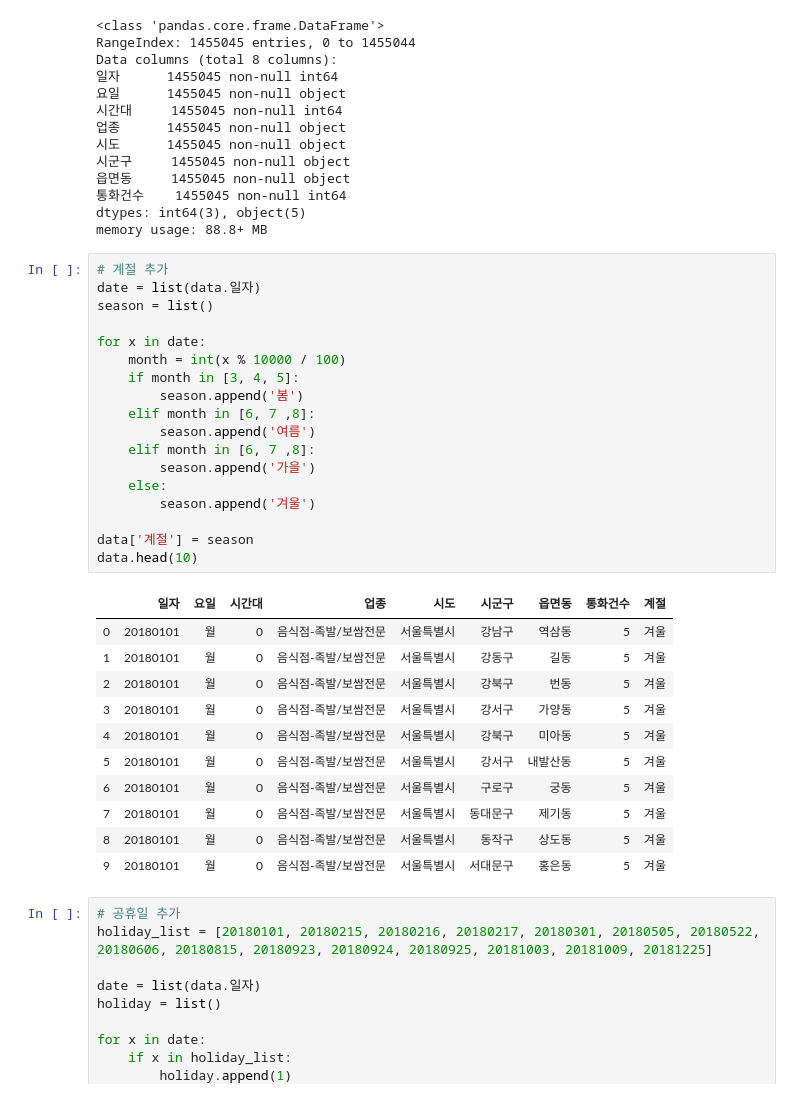
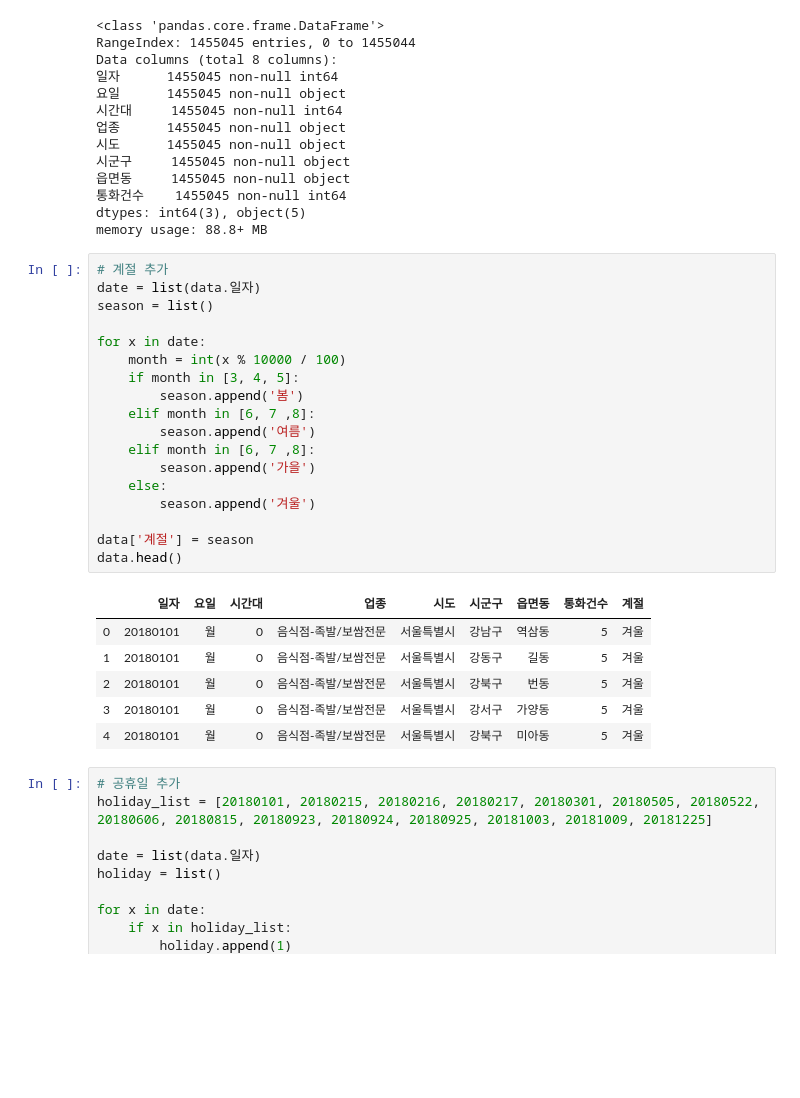
Before and after one commit to StarJins/python_regression, a Jupyter notebook: data 처리.ipynb, the cells around one changed output. Drawn from its saved outputs; the diff is of its cells as text; blank space fills up the shorter version.

```diff
--- a/data 처리.ipynb
+++ b/data 처리.ipynb
@@ -38,33 +38,28 @@ memory usage: 88.8+ MB
 # %%
 # 계절 추가
 date = list(data.일자)
 season = list()
 
 for x in date:
     month = int(x % 10000 / 100)
     if month in [3, 4, 5]:
         season.append('봄')
     elif month in [6, 7 ,8]:
         season.append('여름')
     elif month in [6, 7 ,8]:
         season.append('가을')
     else:
         season.append('겨울')
 
 data['계절'] = season
-data.head(10)
+data.head()
 # %% [output]
 |  | 일자 | 요일 | 시간대 | 업종 | 시도 | 시군구 | 읍면동 | 통화건수 | 계절 |
 | 0 | 20180101 | 월 | 0 | 음식점-족발/보쌈전문 | 서울특별시 | 강남구 | 역삼동 | 5 | 겨울 |
 | 1 | 20180101 | 월 | 0 | 음식점-족발/보쌈전문 | 서울특별시 | 강동구 | 길동 | 5 | 겨울 |
 | 2 | 20180101 | 월 | 0 | 음식점-족발/보쌈전문 | 서울특별시 | 강북구 | 번동 | 5 | 겨울 |
 | 3 | 20180101 | 월 | 0 | 음식점-족발/보쌈전문 | 서울특별시 | 강서구 | 가양동 | 5 | 겨울 |
 | 4 | 20180101 | 월 | 0 | 음식점-족발/보쌈전문 | 서울특별시 | 강북구 | 미아동 | 5 | 겨울 |
-| 5 | 20180101 | 월 | 0 | 음식점-족발/보쌈전문 | 서울특별시 | 강서구 | 내발산동 | 5 | 겨울 |
-| 6 | 20180101 | 월 | 0 | 음식점-족발/보쌈전문 | 서울특별시 | 구로구 | 궁동 | 5 | 겨울 |
-| 7 | 20180101 | 월 | 0 | 음식점-족발/보쌈전문 | 서울특별시 | 동대문구 | 제기동 | 5 | 겨울 |
-| 8 | 20180101 | 월 | 0 | 음식점-족발/보쌈전문 | 서울특별시 | 동작구 | 상도동 | 5 | 겨울 |
-| 9 | 20180101 | 월 | 0 | 음식점-족발/보쌈전문 | 서울특별시 | 서대문구 | 홍은동 | 5 | 겨울 |
 # %%
 # 공휴일 추가
 holiday_list = [20180101, 20180215, 20180216, 20180217, 20180301, 20180505, 20180522, 20180606, 20180815, 20180923, 20180924, 20180925, 20181003, 20181009, 20181225]
```
Also changed, not shown: parts of 15 cells of this notebook, 11 other files.
